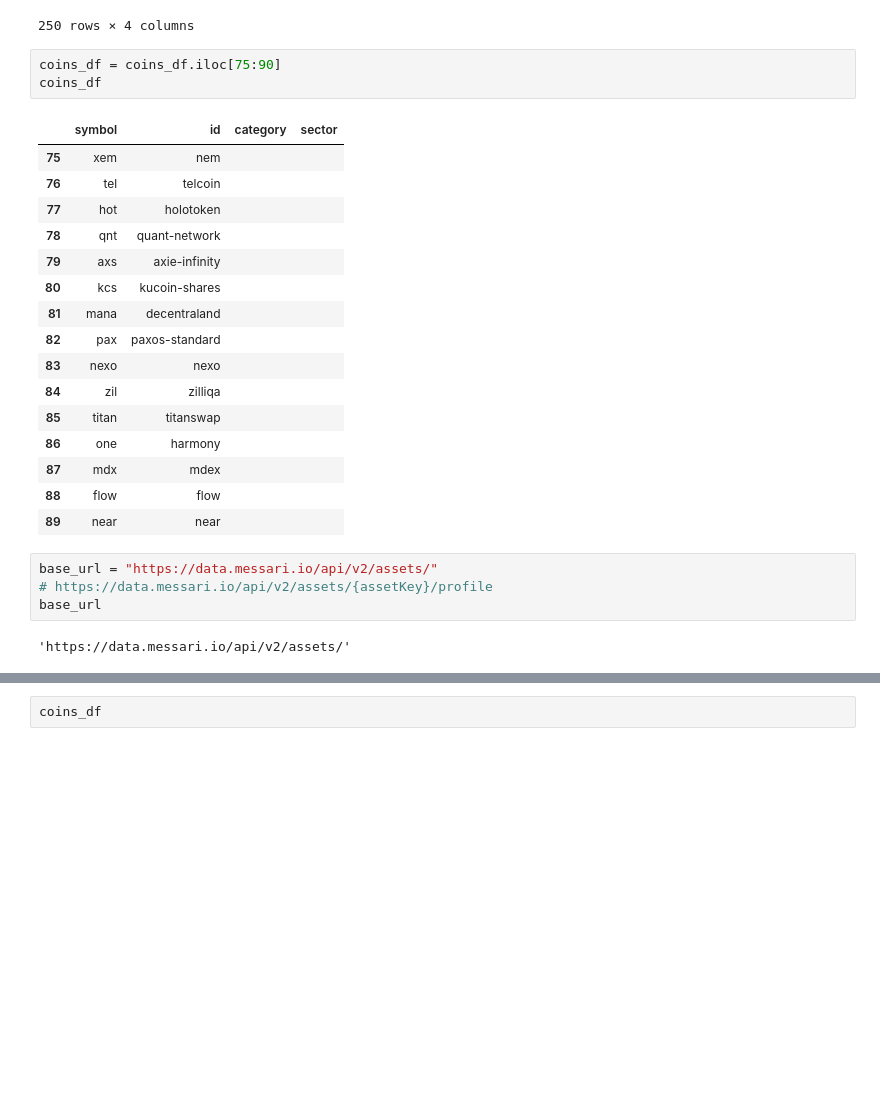
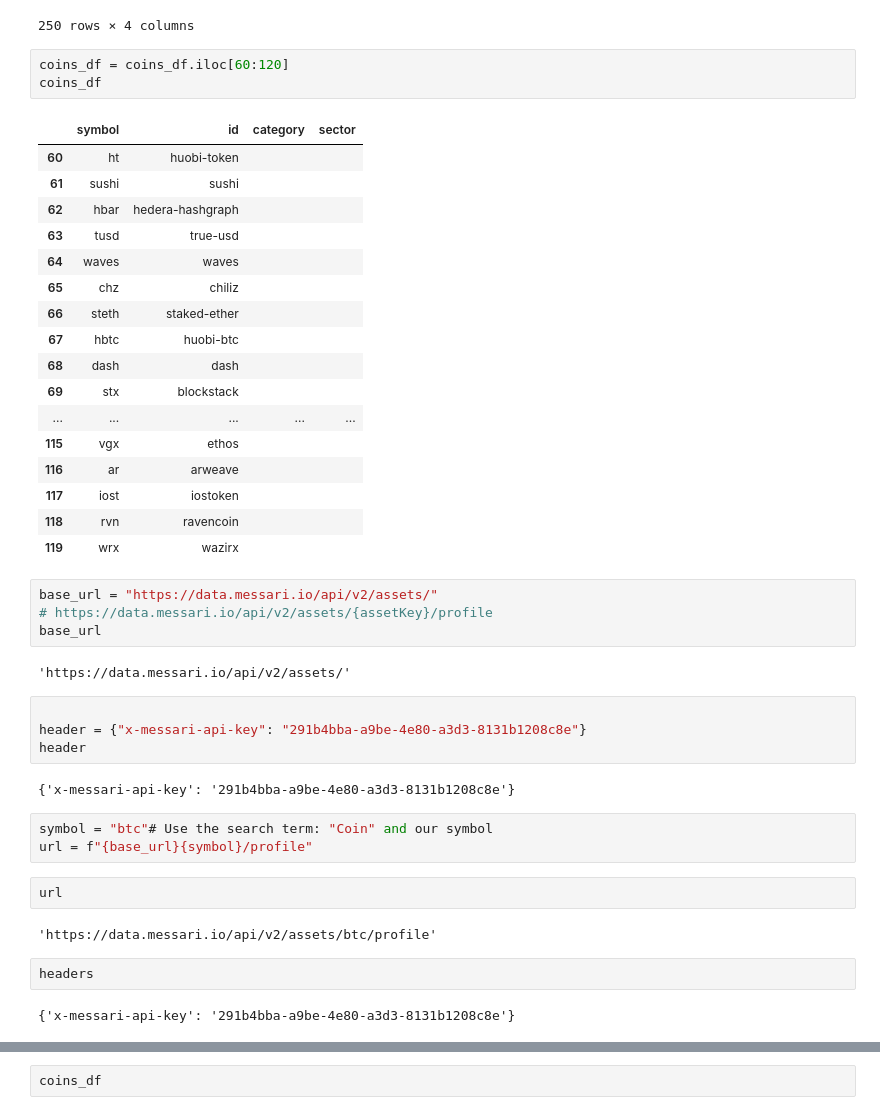
Before and after one commit to rciminera/Crypto-Pricing, a Jupyter notebook: Notebooks/messari_generic_extract.ipynb, the cells around one changed output, grey strips where cells are left out. Drawn from its saved outputs; the diff is of its cells as text; blank space fills up the shorter version.

Commit message:
change to messari extract

```diff
--- a/Notebooks/messari_generic_extract.ipynb
+++ b/Notebooks/messari_generic_extract.ipynb
@@ -31,28 +31,46 @@ coins_df
 | 249 | keep | keep-network |  |  |
 250 rows × 4 columns
 # %%
-coins_df = coins_df.iloc[75:90]
+coins_df = coins_df.iloc[60:120]
 coins_df
 # %% [output]
 |  | symbol | id | category | sector |
-| 75 | xem | nem |  |  |
-| 76 | tel | telcoin |  |  |
-| 77 | hot | holotoken |  |  |
-| 78 | qnt | quant-network |  |  |
-| 79 | axs | axie-infinity |  |  |
-| 80 | kcs | kucoin-shares |  |  |
-| 81 | mana | decentraland |  |  |
-| 82 | pax | paxos-standard |  |  |
-| 83 | nexo | nexo |  |  |
-| 84 | zil | zilliqa |  |  |
-| 85 | titan | titanswap |  |  |
-| 86 | one | harmony |  |  |
-| 87 | mdx | mdex |  |  |
-| 88 | flow | flow |  |  |
-| 89 | near | near |  |  |
+| 60 | ht | huobi-token |  |  |
+| 61 | sushi | sushi |  |  |
+| 62 | hbar | hedera-hashgraph |  |  |
+| 63 | tusd | true-usd |  |  |
+| 64 | waves | waves |  |  |
+| 65 | chz | chiliz |  |  |
+| 66 | steth | staked-ether |  |  |
+| 67 | hbtc | huobi-btc |  |  |
+| 68 | dash | dash |  |  |
+| 69 | stx | blockstack |  |  |
+| ... | ... | ... | ... | ... |
+| 115 | vgx | ethos |  |  |
+| 116 | ar | arweave |  |  |
+| 117 | iost | iostoken |  |  |
+| 118 | rvn | ravencoin |  |  |
+| 119 | wrx | wazirx |  |  |
 # %%
 base_url = "https://data.messari.io/api/v2/assets/"
 # https://data.messari.io/api/v2/assets/{assetKey}/profile
 base_url
 # %% [output]
 'https://data.messari.io/api/v2/assets/'
+# %%
+
+header = {"x-messari-api-key": "291b4bba-a9be-4e80-a3d3-8131b1208c8e"}
+header
+# %% [output]
+{'x-messari-api-key': '291b4bba-a9be-4e80-a3d3-8131b1208c8e'}
+# %%
+symbol = "btc"# Use the search term: "Coin" and our symbol
+url = f"{base_url}{symbol}/profile"
+# %%
+url
+# %% [output]
+'https://data.messari.io/api/v2/assets/btc/profile'
+# %%
+headers
+# %% [output]
+{'x-messari-api-key': '291b4bba-a9be-4e80-a3d3-8131b1208c8e'}
```
Also changed, not shown: parts of 4 cells of this notebook.
